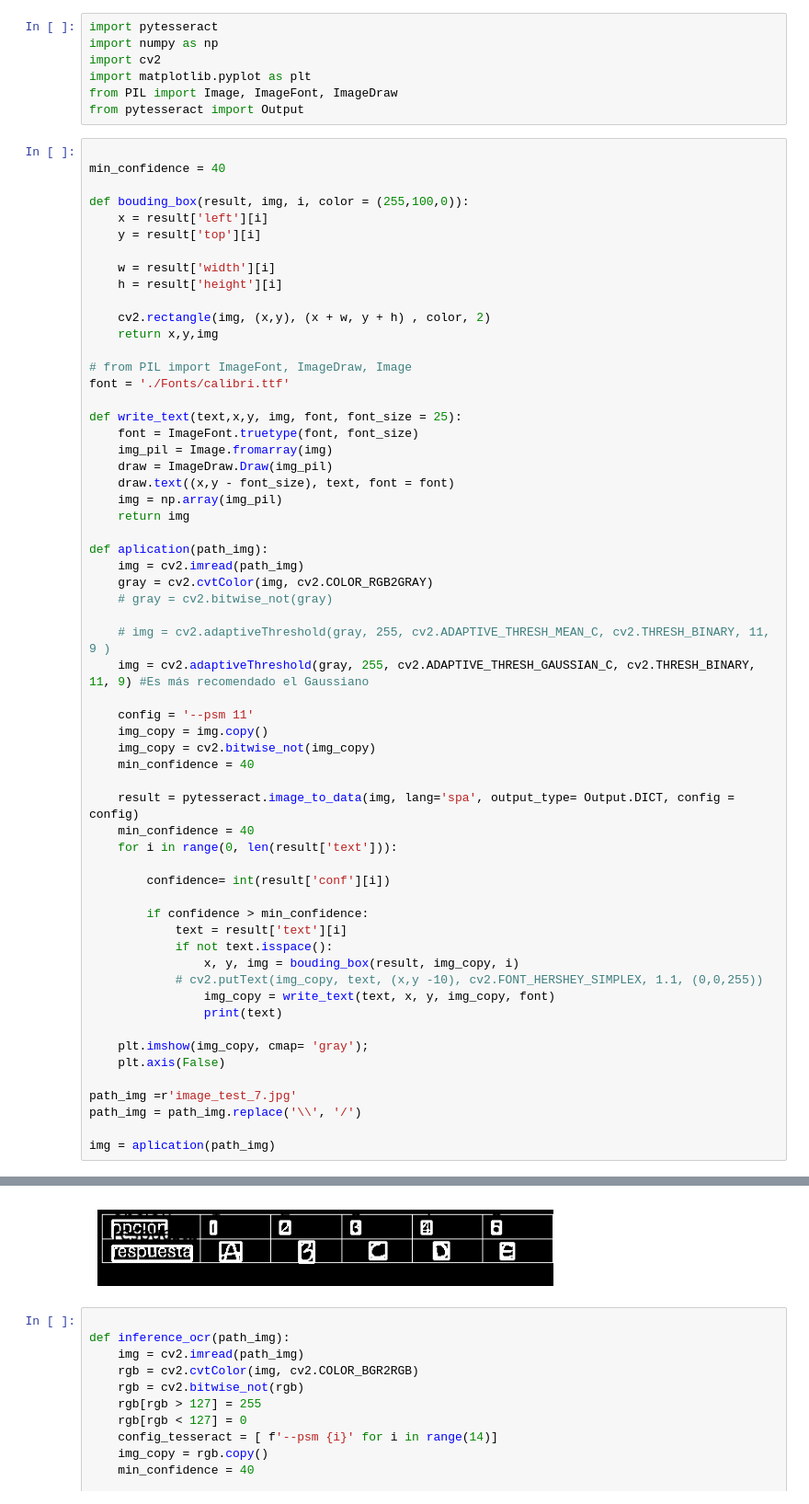
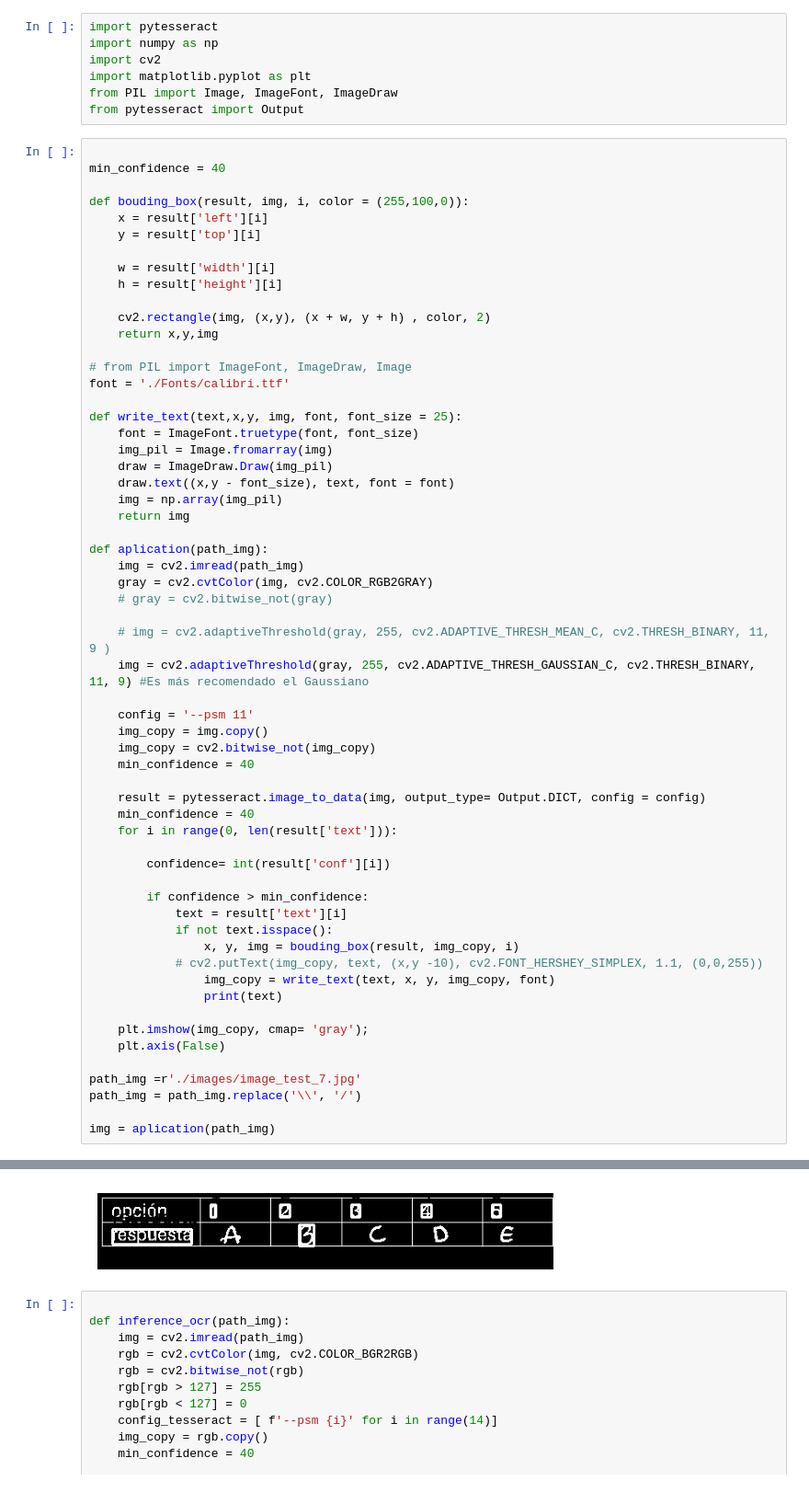
Before and after one commit to Santiagosphysics/tesis, a Jupyter notebook: ocr_2.ipynb, the cells around one changed output, grey strips where cells are left out. Shown: that part at 92% size. Saved outputs shown, nothing was run; the diff lists cells and outputs as text.

```diff
--- a/ocr_2.ipynb
+++ b/ocr_2.ipynb
@@ -43,7 +43,7 @@ def aplication(path_img):
     img_copy = cv2.bitwise_not(img_copy)
     min_confidence = 40
 
-    result = pytesseract.image_to_data(img, lang='spa', output_type= Output.DICT, config = config)
+    result = pytesseract.image_to_data(img, output_type= Output.DICT, config = config)
     min_confidence = 40
     for i in range(0, len(result['text'])):
 
@@ -60,7 +60,7 @@ def aplication(path_img):
     plt.imshow(img_copy, cmap= 'gray');
     plt.axis(False)
 
-path_img =r'image_test_7.jpg'
+path_img =r'./images/image_test_7.jpg'
 path_img = path_img.replace('\\', '/')
 
 img = aplication(path_img)
@@ -80,4 +75,4 @@ E
-[figure, old version]
+[figure, new version]
 # %%
 
 def inference_ocr(path_img):
```
Also changed, not shown: parts of 1 cell of this notebook, 3 other files.
